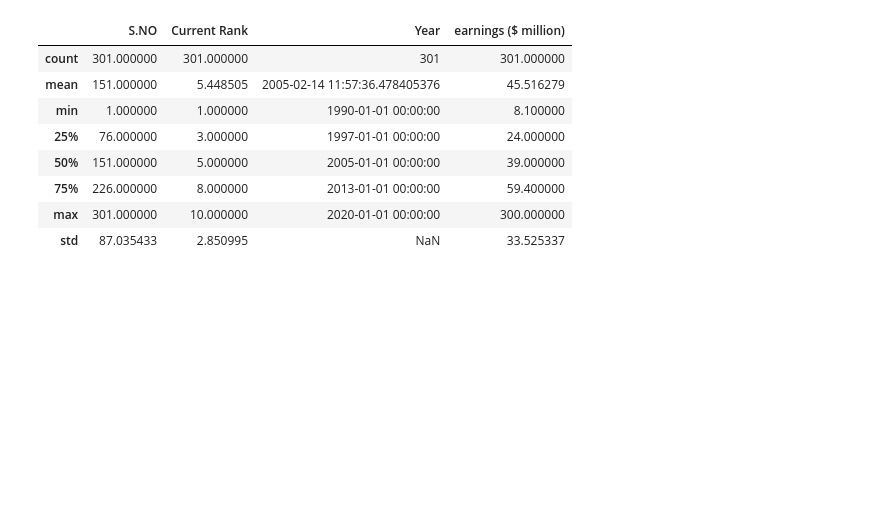
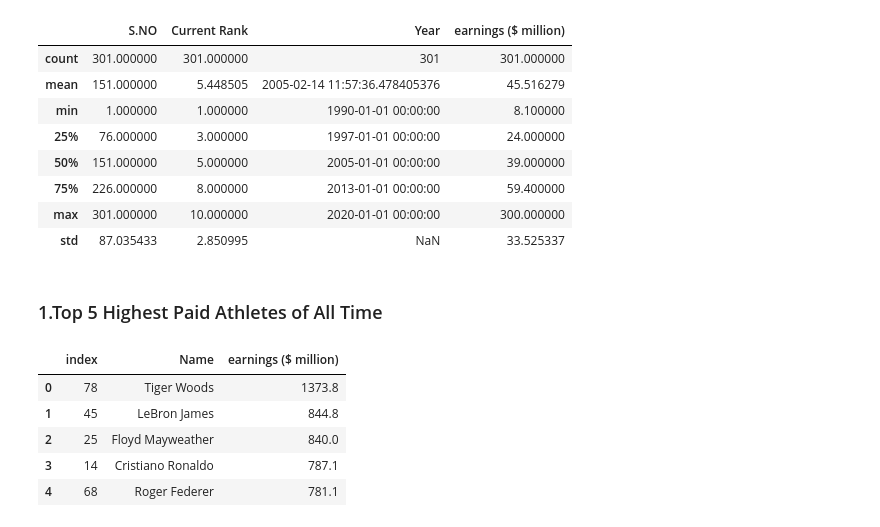
Before and after one commit to Mnr04/Kaggle_Projects, a Jupyter notebook: Forbes_Highest_Paid_Athletes_1990-2020.ipynb, the cells around one changed output. Drawn from its saved outputs; the diff is of its cells as text; code cells hidden in the pictures; blank space fills up the shorter version.

```diff
--- a/Forbes_Highest_Paid_Athletes_1990-2020.ipynb
+++ b/Forbes_Highest_Paid_Athletes_1990-2020.ipynb
@@ -187,3 +221,5 @@ dataframe.describe()
 | 75% | 226.000000 | 8.000000 | 2013-01-01 00:00:00 | 59.400000 |
 | max | 301.000000 | 10.000000 | 2020-01-01 00:00:00 | 300.000000 |
 | std | 87.035433 | 2.850995 | NaN | 33.525337 |
+# %% [markdown]
+### 1.Top 5 Highest Paid Athletes of All Time
@@ -189,0 +231,9 @@ dataframe.describe()
+# %%
+top5_paid_athletes.reset_index()
+# %% [output]
+|  | index | Name | earnings ($ million) |
+| 0 | 78 | Tiger Woods | 1373.8 |
+| 1 | 45 | LeBron James | 844.8 |
+| 2 | 25 | Floyd Mayweather | 840.0 |
+| 3 | 14 | Cristiano Ronaldo | 787.1 |
+| 4 | 68 | Roger Federer | 781.1 |
```
Also changed, not shown: parts of 8 cells of this notebook.
